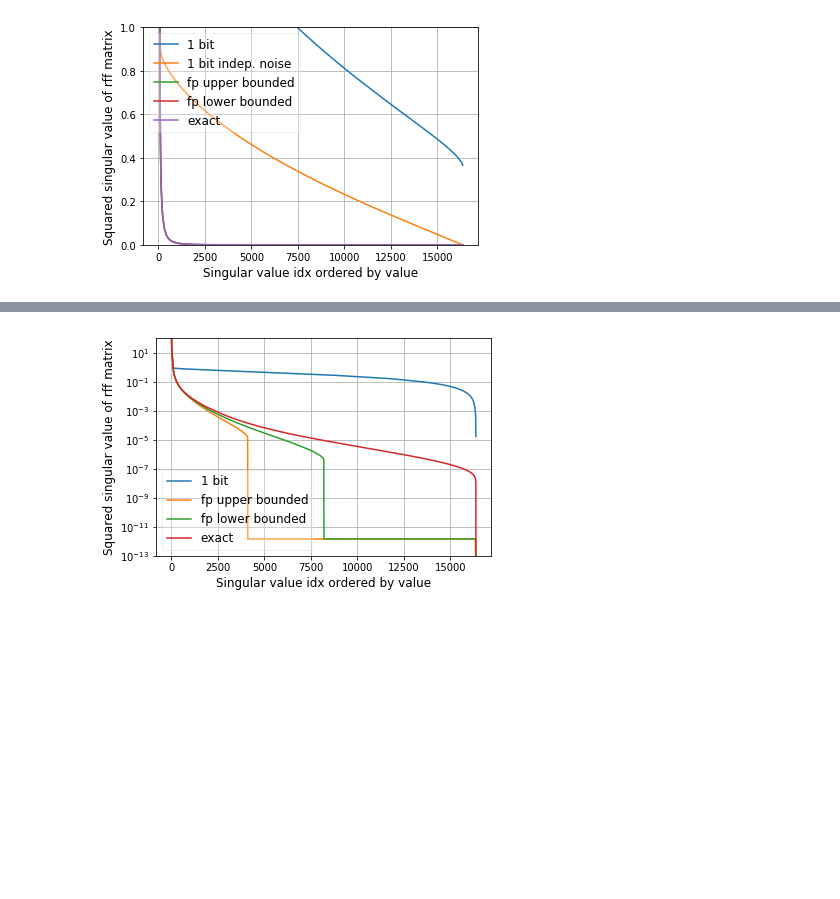
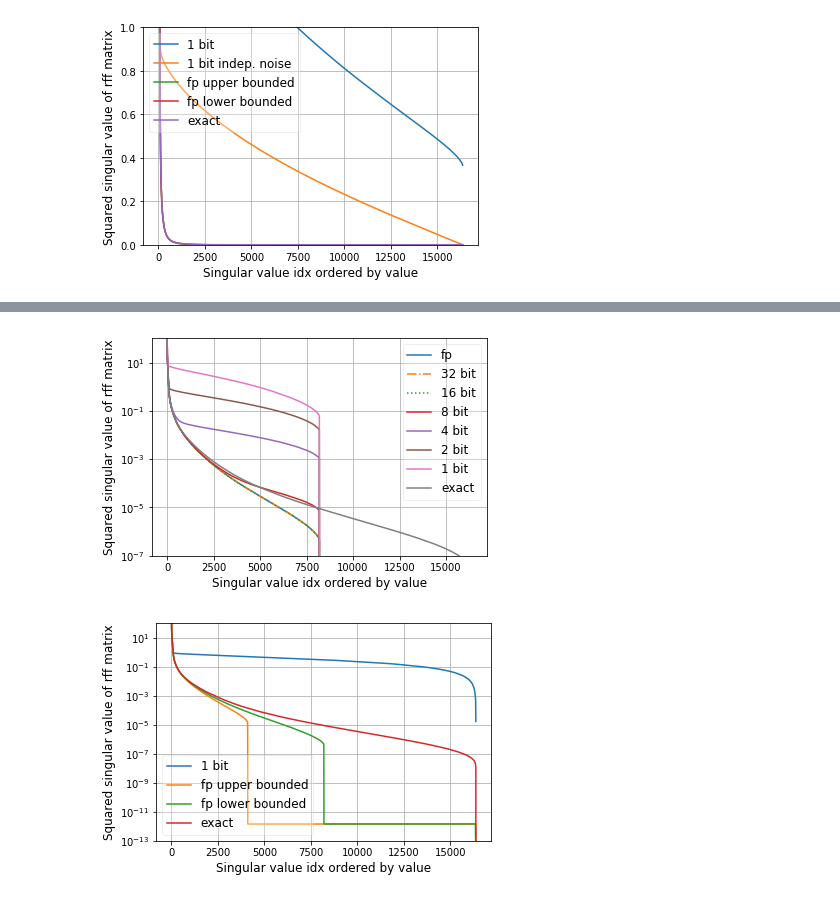
Before and after one commit to JianGoForIt/lp_rffs, a Jupyter notebook: kernel_reg/notebook/Census-Kernel-Ridge-Regression-RFF-Spectrum-64bit-svd-full-spectrum.ipynb, the cells around one changed output, grey strips where cells are left out. Drawn from its saved outputs; the diff is of its cells as text; code cells hidden in the pictures; blank space fills up the shorter version.

```diff
--- a/kernel_reg/notebook/Census-Kernel-Ridge-Regression-RFF-Spectrum-64bit-svd-full-spectrum.ipynb
+++ b/kernel_reg/notebook/Census-Kernel-Ridge-Regression-RFF-Spectrum-64bit-svd-full-spectrum.ipynb
@@ -727,6 +727,25 @@ with open("../multi_seed_results/spectrum/s_8192_feat_fp_64b_svd_ind_full_datase
     s_fp = np.load(f)
 with open("../multi_seed_results/spectrum/s_exact_64b_svd_full_dataset.npy", "rb") as f:
     s_exact = np.load(f)
+# %%
+plt.figure()
+plt.semilogy(s_fp, label="fp")
+plt.semilogy(s_32, "-.", label="32 bit")
+plt.semilogy(s_16, ":", label="16 bit")
+plt.semilogy(s_8, label="8 bit")
+plt.semilogy(s_4, label="4 bit")
+plt.semilogy(s_2, label="2 bit")
+plt.semilogy(s_1, label="1 bit")
+plt.semilogy(s_exact, label="exact")
+plt.grid()
+plt.ylim([1e-7, 1e2])
+plt.legend(framealpha=0.3, fontsize=12)
+plt.ylabel("Squared singular value of rff matrix", fontsize=12)
+plt.xlabel("Singular value idx ordered by value", fontsize=12)
+plt.savefig("../../notes/figures/spectrum_n_rff_8192.pdf")
+plt.show()
+# %% [output]
+[figure, added]
 # %%
 # with open("../multi_seed_results/spectrum/s_4096_feat_1_bit_64b_svd_ind_full_dataset.npy", "rb") as f:
 #     s_1 = np.load(f)
```
Also changed, not shown: parts of 2 cells of this notebook, 4 other files.
